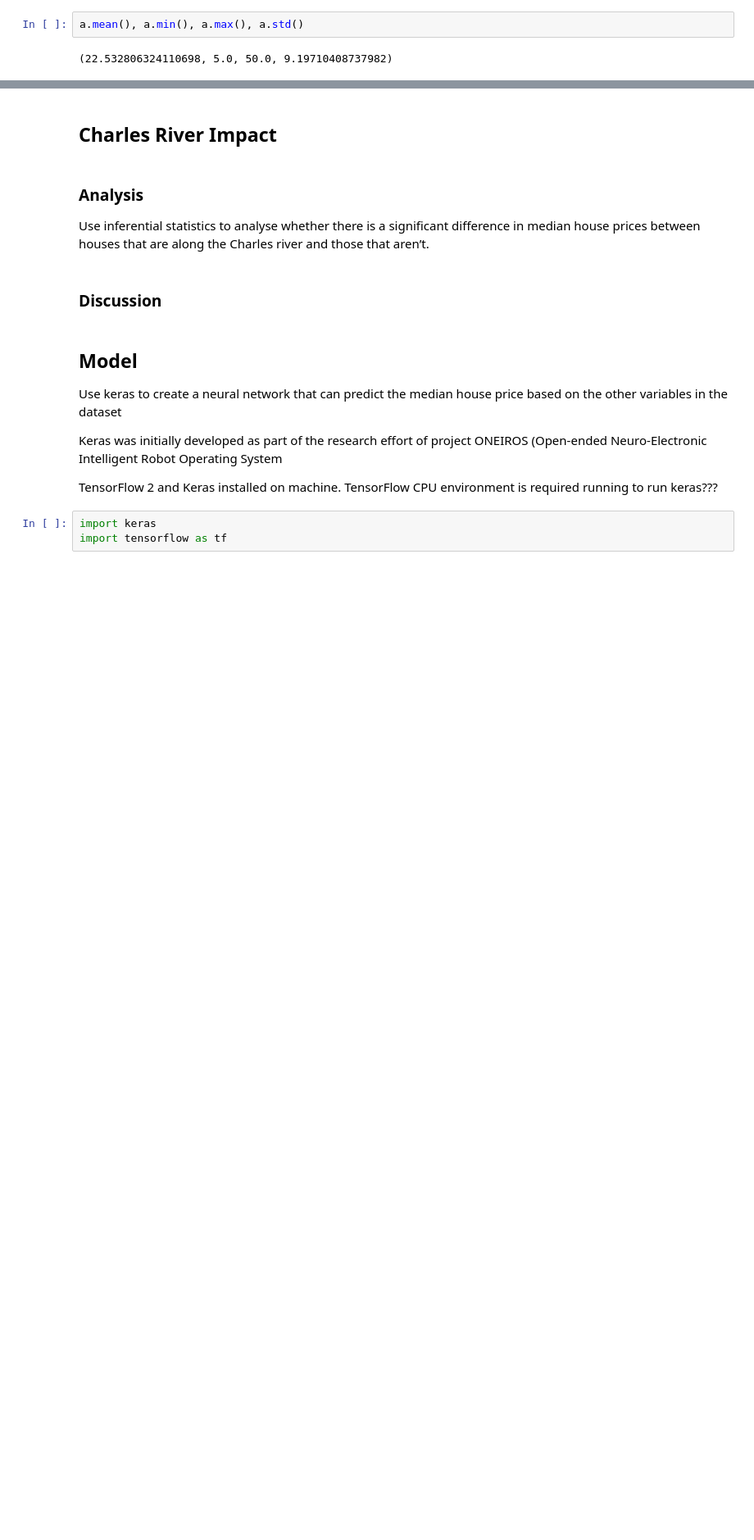
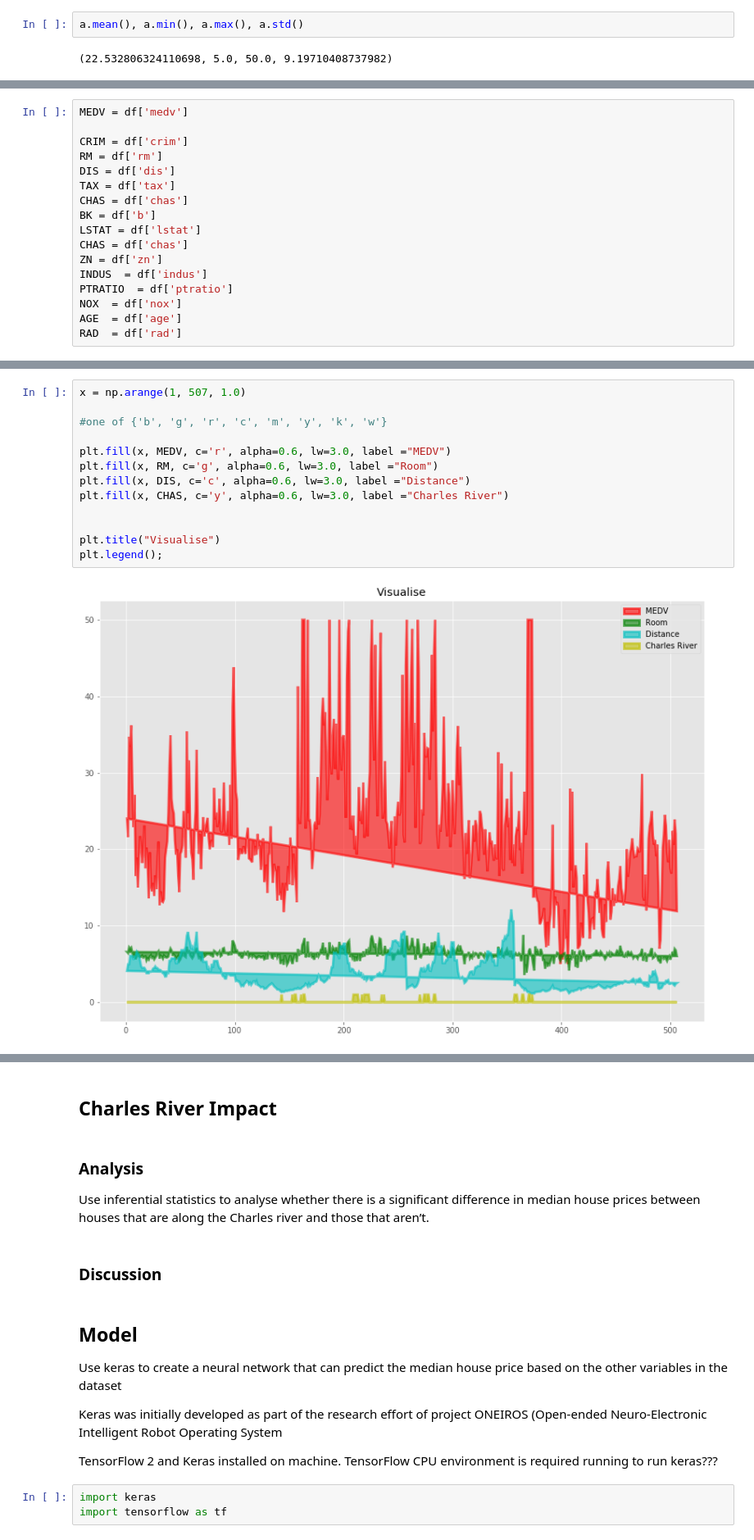
Before and after one commit to healyshane/machine-learn, a Jupyter notebook: machineAssignment.ipynb, the cells around one changed output, grey strips where cells are left out. Shown at 82% size. Saved outputs shown, nothing was run; the diff lists cells and outputs as text; blank space fills up the shorter version.

```diff
--- a/machineAssignment.ipynb
+++ b/machineAssignment.ipynb
@@ -131,0 +111,17 @@ a.mean(), a.min(), a.max(), a.std()
+# %%
+MEDV = df['medv']
+
+CRIM = df['crim']
+RM = df['rm']
+DIS = df['dis']
+TAX = df['tax']
+CHAS = df['chas']
+BK = df['b']
+LSTAT = df['lstat']
+CHAS = df['chas']
+ZN = df['zn']
+INDUS  = df['indus']
+PTRATIO  = df['ptratio']
+NOX  = df['nox']
+AGE  = df['age']
+RAD  = df['rad']
@@ -131,0 +150,15 @@ a.mean(), a.min(), a.max(), a.std()
+# %%
+x = np.arange(1, 507, 1.0)
+
+#one of {'b', 'g', 'r', 'c', 'm', 'y', 'k', 'w'}
+
+plt.fill(x, MEDV, c='r', alpha=0.6, lw=3.0, label ="MEDV")
+plt.fill(x, RM, c='g', alpha=0.6, lw=3.0, label ="Room")
+plt.fill(x, DIS, c='c', alpha=0.6, lw=3.0, label ="Distance")
+plt.fill(x, CHAS, c='y', alpha=0.6, lw=3.0, label ="Charles River")
+
+
+plt.title("Visualise")
+plt.legend();
+# %% [output]
+[figure, added]
```
Also changed, not shown: parts of 36 cells of this notebook.
